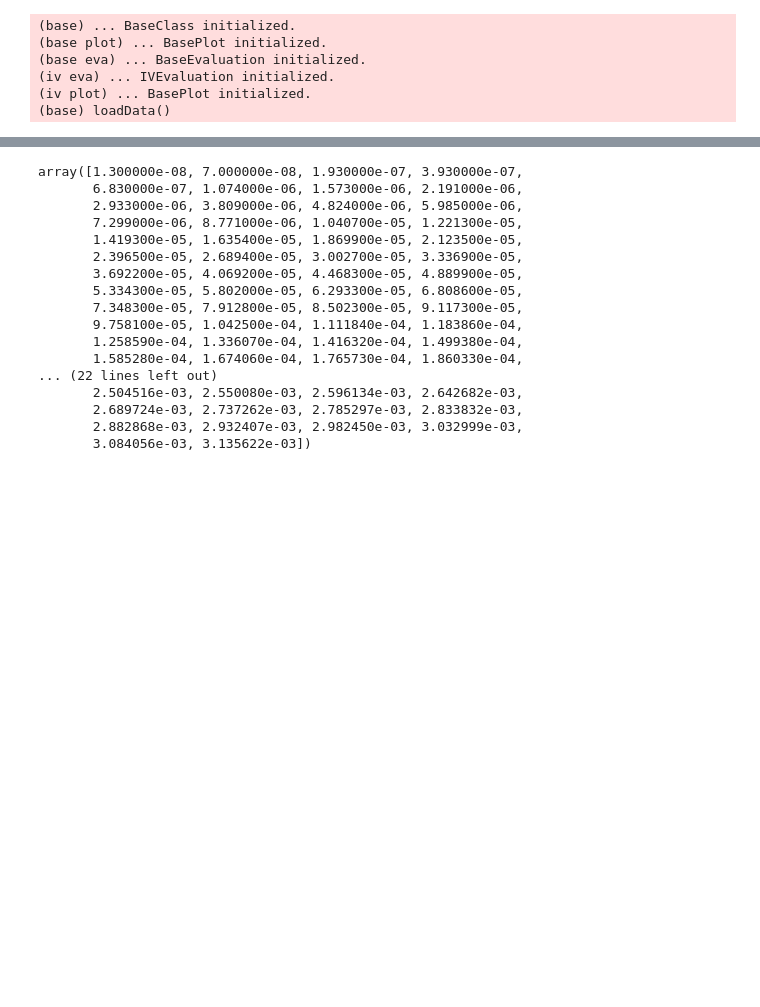
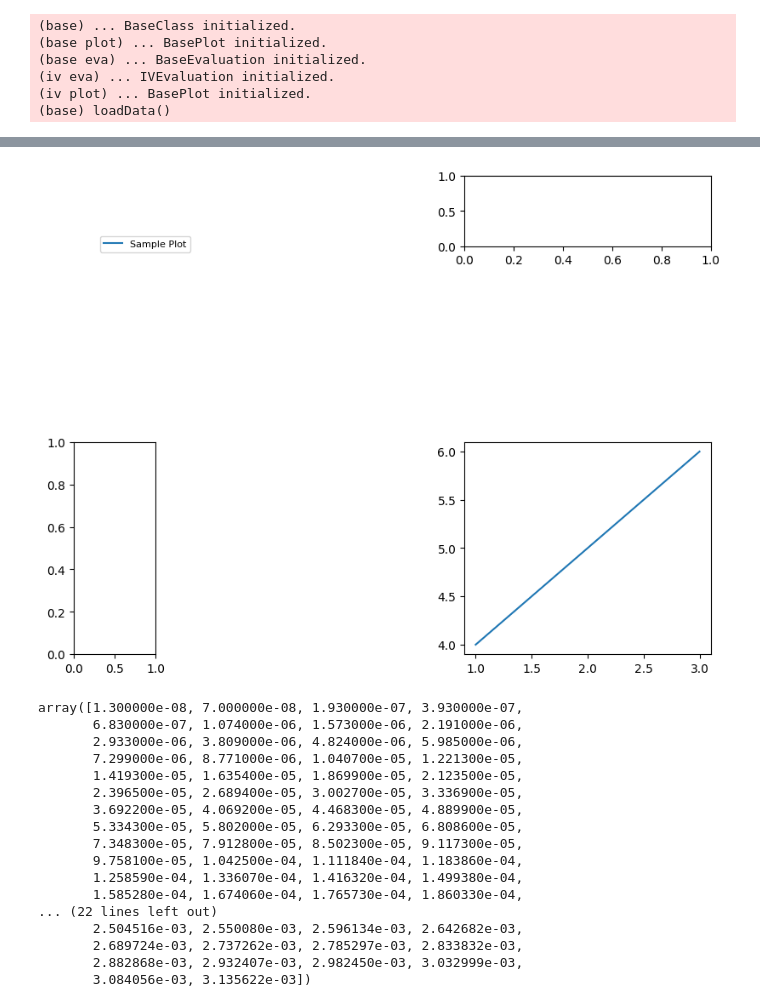
Before and after one commit to schmampf/p5control-bluefors-evaluation, a Jupyter notebook: 25 04 OI-25c-09/unbroken/Evaluation.ipynb, the cells around one changed output, grey strips where cells are left out. Drawn from its saved outputs; the diff is of its cells as text; code cells hidden in the pictures; blank space fills up the shorter version.

```diff
--- a/25 04 OI-25c-09/unbroken/Evaluation.ipynb
+++ b/25 04 OI-25c-09/unbroken/Evaluation.ipynb
@@ -426,3 +1441,32 @@ eva.fig_ididv_v(fig_nr=i+5)
+# %%
+from matplotlib.gridspec import GridSpec
+import matplotlib.pyplot as plt
+
+fig = plt.figure(num=0, figsize=(8, 6), dpi=100, constrained_layout=True)
+gs = GridSpec(2, 2, height_ratios=[1, 3], width_ratios=[1, 3], figure=fig)
+
+# Define subplots
+axs = {}
+axs[0, 1] = fig.add_subplot(gs[0, 1])  # Top-right
+axs[1, 0] = fig.add_subplot(gs[1, 0])  # Bottom-left
+axs[1, 1] = fig.add_subplot(gs[1, 1])  # Bottom-right
+
+# Add plots
+axs[1, 1].plot([1, 2, 3], [4, 5, 6], label="Sample Plot")
+axs[1, 1].legend(
+    ["Sample Plot"],
+    fontsize=8,
+    loc="center",
+    bbox_to_anchor=(0.15, 0.85),
+    bbox_transform=fig.transFigure,
+)
+
+# Adjust layout
+fig.subplots_adjust(left=0.1, right=0.9, top=0.9, bottom=0.1, wspace=0.2, hspace=0.2)
+
+plt.show()
+# %% [output]
+[figure, added]
 # %%
 eva.y_axis
 # %% [output]
```
Also changed, not shown: parts of 18 cells of this notebook.
